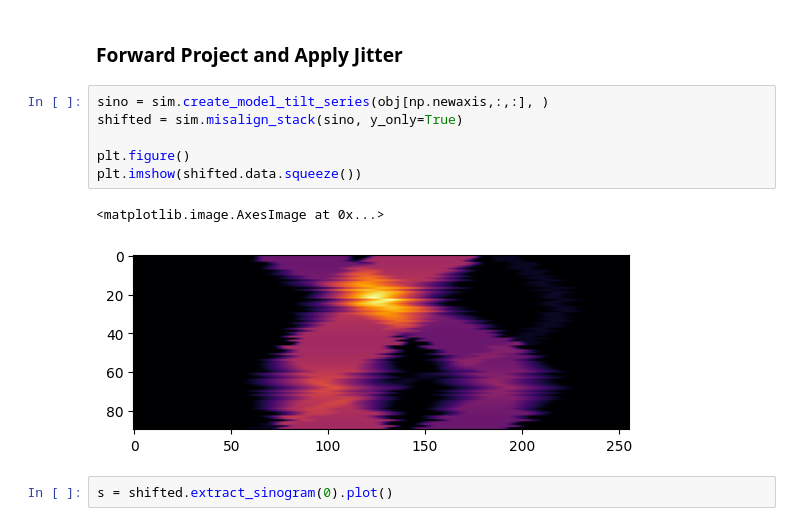
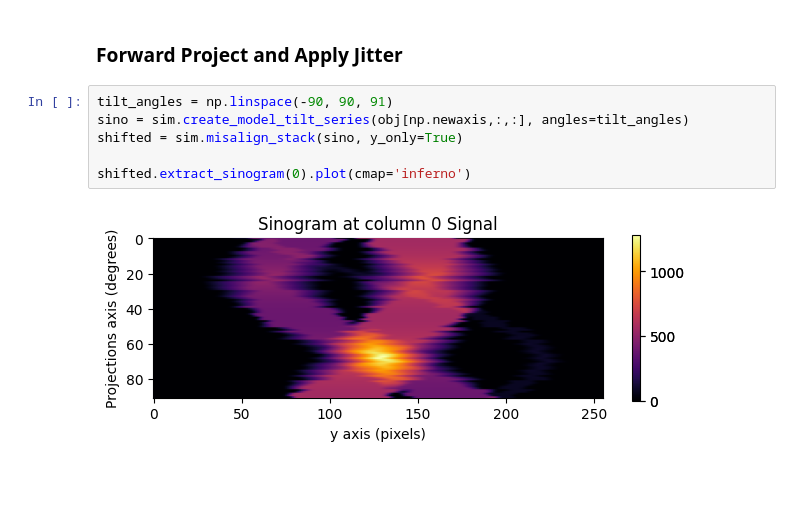
Before and after one commit to usnistgov/etspy, a Jupyter notebook: docs/examples/projection_matching_demo.ipynb, the cells around one changed output. Saved outputs shown, nothing was run; the diff lists cells and outputs as text; blank space fills up the shorter version.

```diff
--- a/docs/examples/projection_matching_demo.ipynb
+++ b/docs/examples/projection_matching_demo.ipynb
@@ -57,13 +58,10 @@ plt.imshow(obj)
 # %% [markdown]
 ### Forward Project and Apply Jitter
 # %%
-sino = sim.create_model_tilt_series(obj[np.newaxis,:,:], )
+tilt_angles = np.linspace(-90, 90, 91)
+sino = sim.create_model_tilt_series(obj[np.newaxis,:,:], angles=tilt_angles)
 shifted = sim.misalign_stack(sino, y_only=True)
 
-plt.figure()
-plt.imshow(shifted.data.squeeze())
+shifted.extract_sinogram(0).plot(cmap='inferno')
 # %% [output]
-<matplotlib.image.AxesImage at 0x...>
-[figure, old version]
+[figure, new version]
-# %%
-s = shifted.extract_sinogram(0).plot()
```
Also changed, not shown: parts of 8 cells of this notebook.
